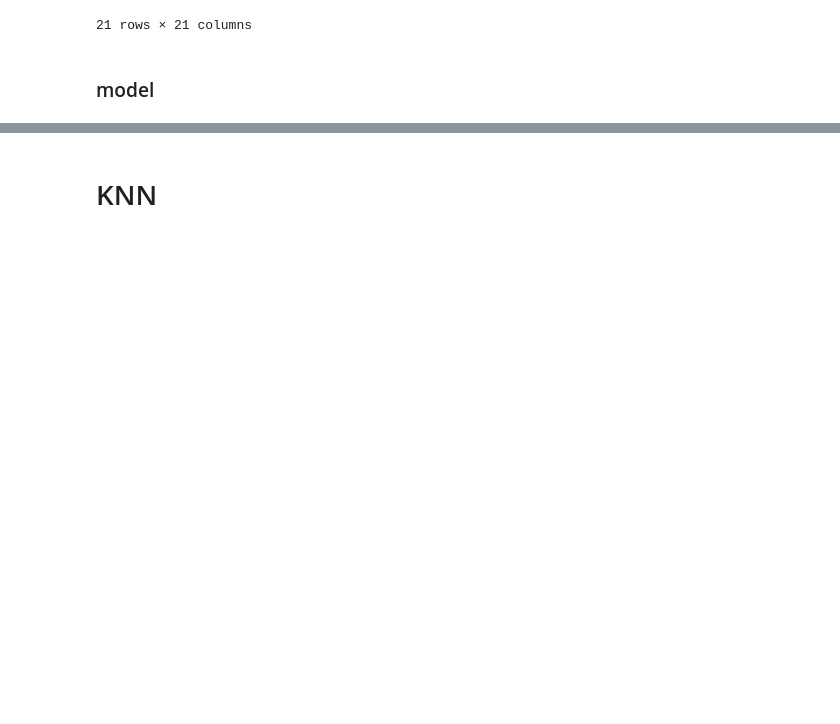
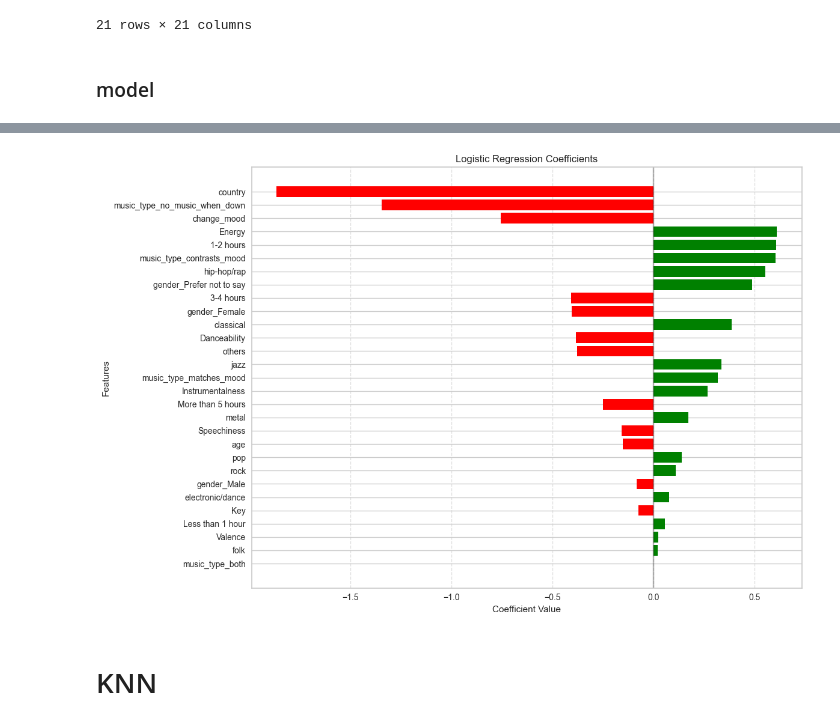
Before and after one commit to tanyaaton/music-and-mood-ml, a Jupyter notebook: music.ipynb, the cells around one changed output, grey strips where cells are left out. Cells and saved outputs as stored; diff of their text form; code cells hidden in the pictures; blank space fills up the shorter version.

```diff
--- a/music.ipynb
+++ b/music.ipynb
@@ -346,4 +360,35 @@ Accuracy on test:  0.6538461538461539
 [figure]
+# %%
+# Plot the coefficients of the logistic regression model
+plt.figure(figsize=(12, 8))
+
+# Get feature names and coefficients
+feature_names = X_train.columns
+coefficients = lrc.coef_[0]
+
+# Sort coefficients by absolute value for better visualization
+indices = np.argsort(np.abs(coefficients))
+sorted_feature_names = np.array(feature_names)[indices]
+sorted_coefficients = coefficients[indices]
+
+# Create horizontal bar plot
+plt.barh(sorted_feature_names, sorted_coefficients)
+plt.xlabel('Coefficient Value')
+plt.ylabel('Features')
+plt.title('Logistic Regression Coefficients')
+plt.grid(axis='x', linestyle='--', alpha=0.6)
+
+# Add a vertical line at x=0 for reference
+plt.axvline(x=0, color='k', linestyle='-', alpha=0.3)
+
+# Color positive and negative coefficients differently
+colors = ['red' if c < 0 else 'green' for c in sorted_coefficients]
+plt.barh(sorted_feature_names, sorted_coefficients, color=colors)
+
+plt.tight_layout()
+plt.show()
+# %% [output]
+[figure, added]
 # %% [markdown]
 # KNN
 # %%
```
Also changed, not shown: parts of 13 cells of this notebook.
